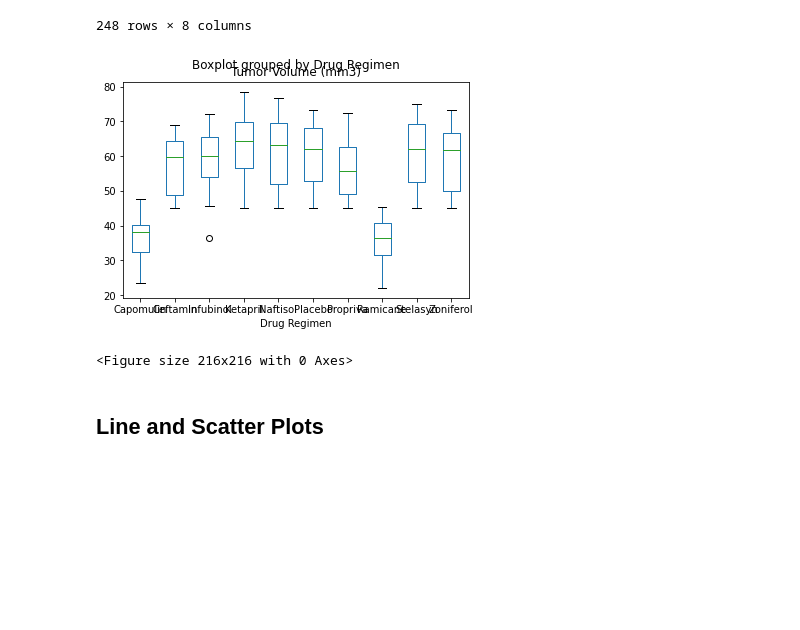
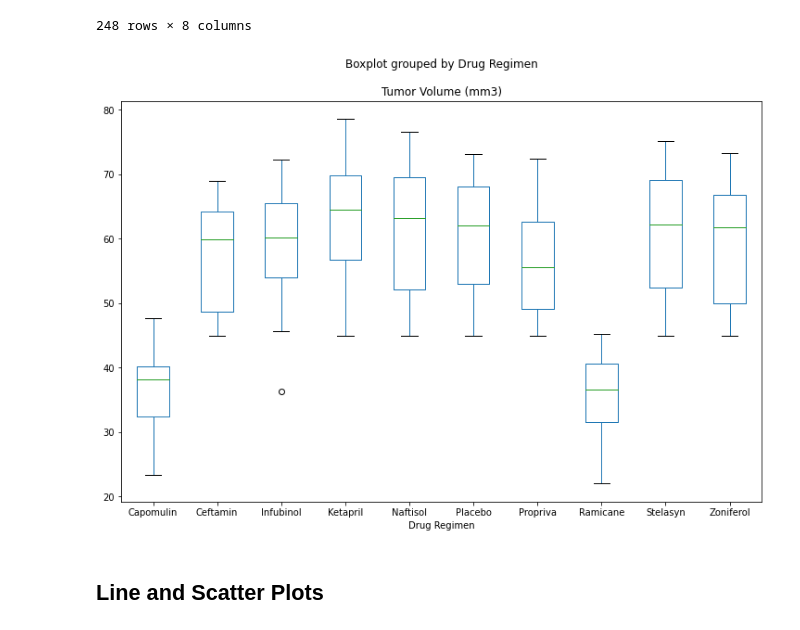
Before and after one commit to simoncastellanos9/matplotlib-challenge, a Jupyter notebook: pymaceuticals.ipynb, the cells around one changed output. Drawn from its saved outputs; the diff is of its cells as text; code cells hidden in the pictures; blank space fills up the shorter version.

Commit message:
Fix boxplot size

```diff
--- a/pymaceuticals.ipynb
+++ b/pymaceuticals.ipynb
@@ -248,13 +248,11 @@ last_df
 248 rows × 8 columns
 # %%
 # Generate a box plot of the final tumor volume of each mouse across four regimens of interest
-last_df.boxplot(by ='Drug Regimen', column =['Tumor Volume (mm3)'], grid = False)
+last_df.boxplot(by ='Drug Regimen', column =['Tumor Volume (mm3)'], grid = False,figsize=(12,8))
 
-plt.figure(figsize=(3, 3))
 plt.show()
 # %% [output]
-[figure, old version]
+[figure, new version]
-<Figure size 216x216 with 0 Axes>
 # %% [markdown]
 ## Line and Scatter Plots
 # %%
```
Also changed, not shown: parts of 2 cells of this notebook.
